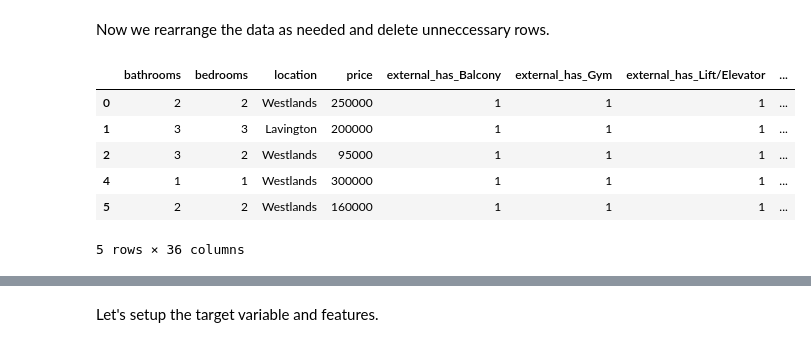
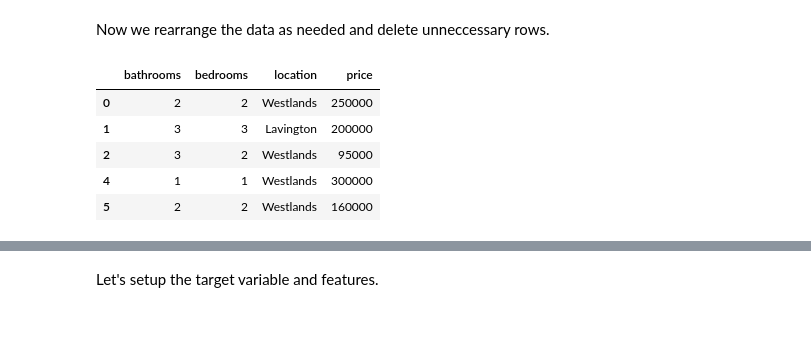
Before and after one commit to tony-nyagah/apartment-price-predictor, a Jupyter notebook: apartment-prediction-final.ipynb, the cells around one changed output, grey strips where cells are left out. Drawn from its saved outputs; the diff is of its cells as text; code cells hidden in the pictures.

```diff
--- a/apartment-prediction-final.ipynb
+++ b/apartment-prediction-final.ipynb
@@ -30,40 +30,41 @@ for feature in external_features.explode().unique():
         :, ("external_features")
     ].apply(lambda x: 1 if feature.strip() in x else 0)
 
 # split internal features into new fields
 internal_features = apartment_data["internal_features"].str.split(",")
 
 for feature in internal_features.explode().unique():
     apartment_data.loc[:, (f"internal_has_{feature.strip()}")] = apartment_data.loc[
         :, ("internal_features")
     ].apply(lambda x: 1 if feature.strip() in x else 0)
 
 # split internal features into new fields
 nearby_features = apartment_data["nearby"].str.split(",")
 
 for feature in nearby_features.explode().unique():
     apartment_data.loc[:, (f"nearby_{feature.strip()}")] = apartment_data.loc[
         :, ("nearby")
     ].apply(lambda x: 1 if feature.strip() in x else 0)
 
 # convert location values into numerical values
 location_labels, loaction_uniques = pd.factorize(apartment_data["location"])
 apartment_data.loc[:, "location_encoded"] = location_labels
 
 # remove unnecessary columns
 apartment_data.drop(
     ["external_features", "internal_features", "nearby", "title"], axis=1, inplace=True
 )
 
+apartment_data = apartment_data[["bathrooms", "bedrooms", "location", "price"]]
+
 apartment_data.head()
 # %% [output]
-|  | bathrooms | bedrooms | location | price | external_has_Balcony | external_has_Gym | external_has_Lift/Elevator | ... |
-| 0 | 2 | 2 | Westlands | 250000 | 1 | 1 | 1 | ... |
-| 1 | 3 | 3 | Lavington | 200000 | 1 | 1 | 1 | ... |
-| 2 | 3 | 2 | Westlands | 95000 | 1 | 1 | 1 | ... |
-| 4 | 1 | 1 | Westlands | 300000 | 1 | 1 | 1 | ... |
-| 5 | 2 | 2 | Westlands | 160000 | 1 | 1 | 1 | ... |
+|  | bathrooms | bedrooms | location | price |
+| 0 | 2 | 2 | Westlands | 250000 |
+| 1 | 3 | 3 | Lavington | 200000 |
+| 2 | 3 | 2 | Westlands | 95000 |
+| 4 | 1 | 1 | Westlands | 300000 |
+| 5 | 2 | 2 | Westlands | 160000 |
-5 rows × 36 columns
 # %%
 # Find the correlation between the features
 apartment_data_without_location = apartment_data.drop(["location"], axis=1)
```
Also changed, not shown: parts of 2 cells of this notebook.
